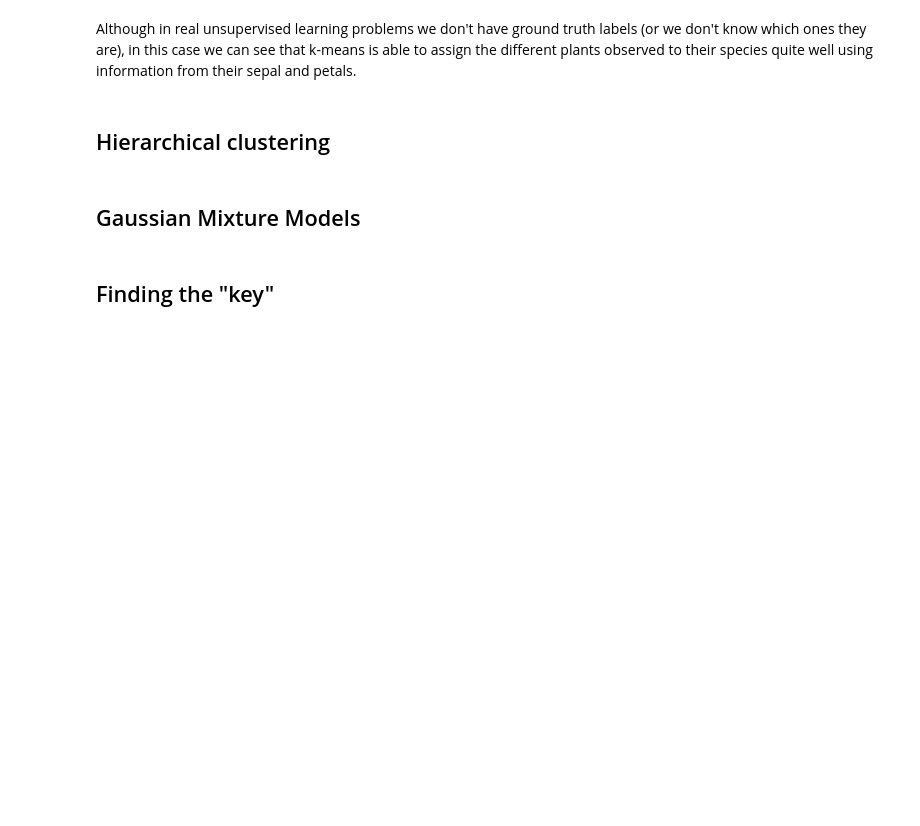
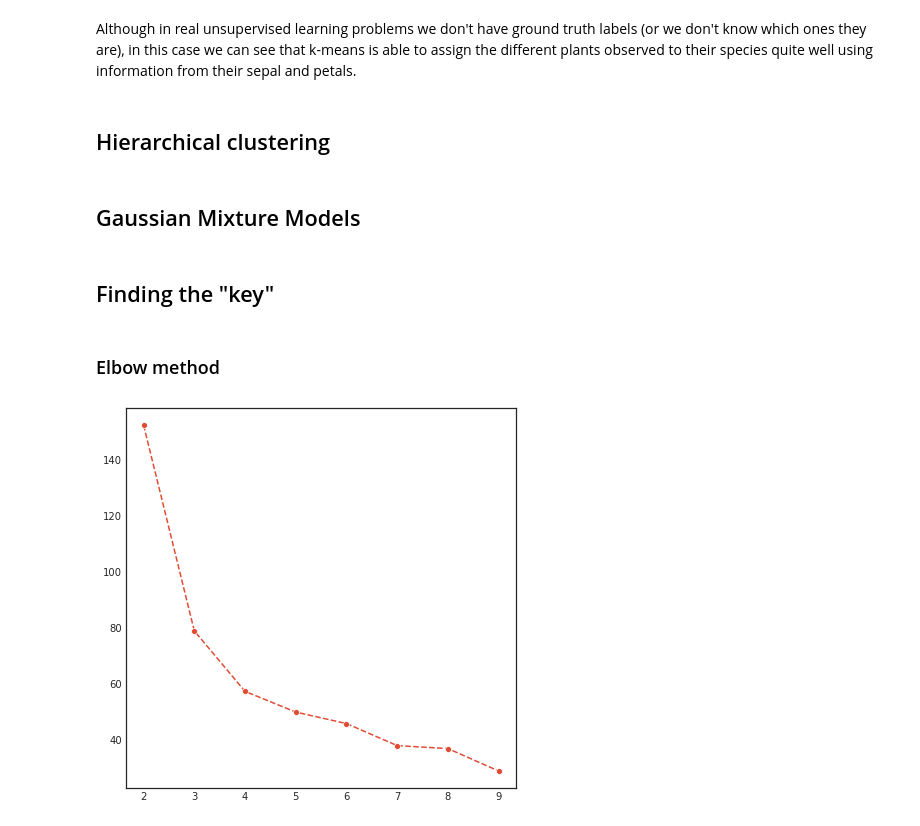
Before and after one commit to IvoLeist/ml_cnag-crg_course, a Jupyter notebook: day3/unsupervised_learning.ipynb, the cells around one changed output. Saved outputs shown, nothing was run; the diff lists cells and outputs as text; code cells hidden in the pictures; blank space fills up the shorter version.

Commit message:
added elbow method and silhouette method

```diff
--- a/day3/unsupervised_learning.ipynb
+++ b/day3/unsupervised_learning.ipynb
@@ -153,3 +160,36 @@ Although in real unsupervised learning problems we don't have ground truth label
 ## Gaussian Mixture Models
 # %% [markdown]
 ## Finding the "key"
+# %% [markdown]
+### Elbow method
+# %%
+X = data['data']
+
+# run kmeans for different keys
+keys = np.arange(2,10)
+labels_bykey = {k: kmeans(X, k) for k in keys}
+
+# for every k, measure the average squared error within each cluster
+errors = []
+for k in keys:
+    labels = labels_bykey[k]
+    error = 0
+    for label in np.unique(labels):
+        X_incluster = X[labels==label,:]
+
+        # compute the centroid
+        centroid = np.mean(X_incluster, axis=0).reshape(1,-1)
+
+        # compute the within cluster distances to the centroid
+        d = pairwise_distances(X_incluster, centroid, metric='euclidean')
+
+        # transform into error
+        error += np.sum(d**2)
+
+    # save total error sum
+    errors.append(error)
+
+sns.lineplot(x = keys, y = errors, marker='o', linestyle='dashed')
+plt.show()
+# %% [output]
+[figure, added]
```
Also changed, not shown: parts of 14 cells of this notebook, 2 other files.
